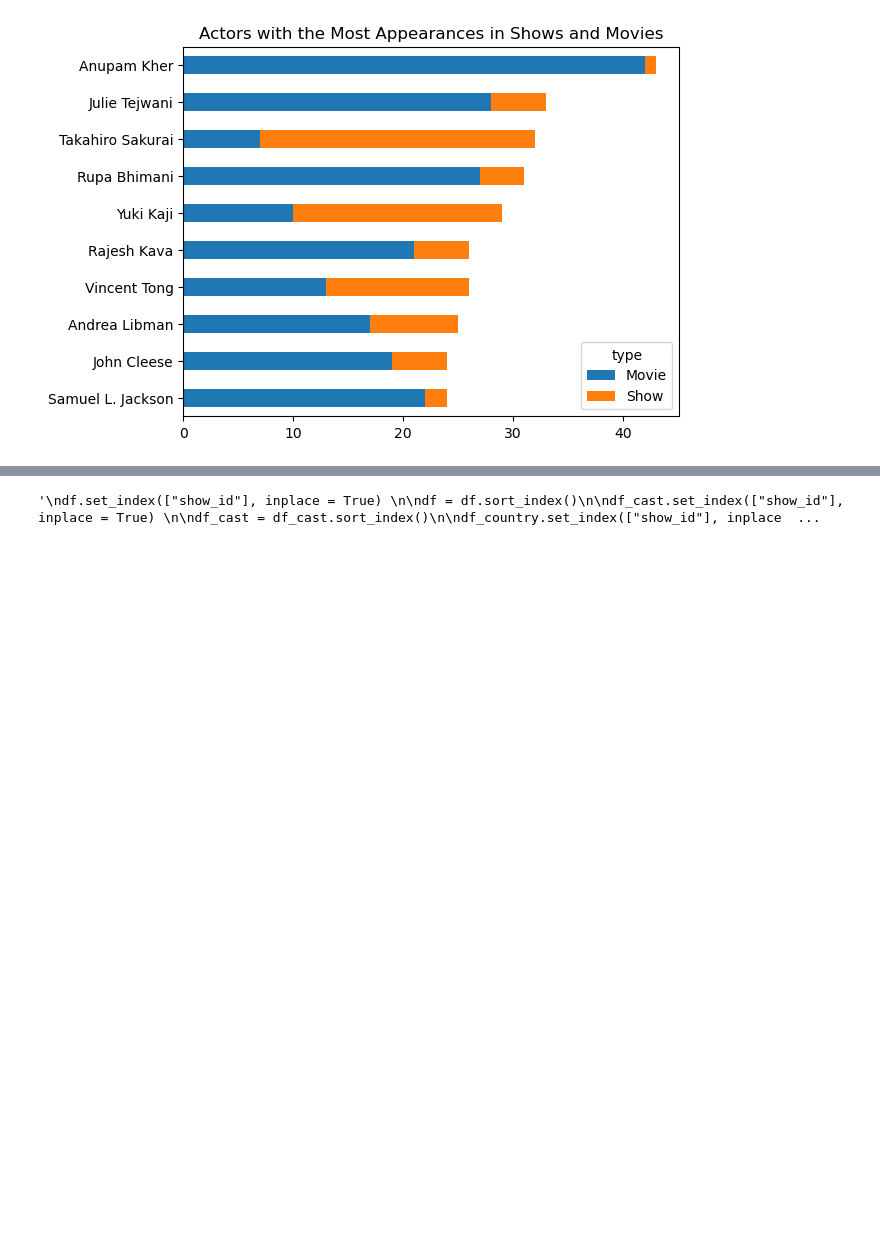
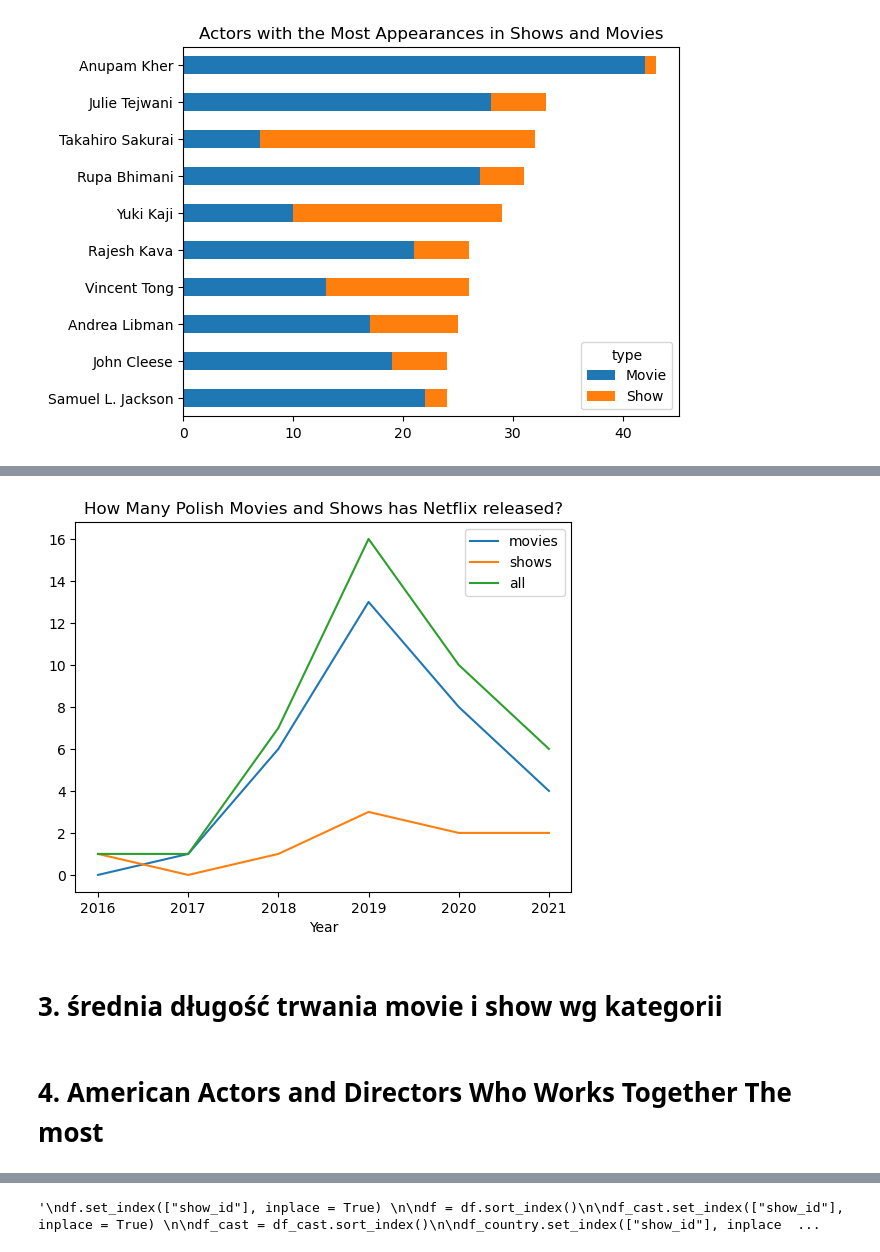
Before and after one commit to matbochenek42/Pandas-Analysis-of-Netflix-Shows, a Jupyter notebook: python_files/1_pandas_analysis.ipynb, the cells around one changed output, grey strips where cells are left out. Drawn from its saved outputs; the diff is of its cells as text; code cells hidden in the pictures; blank space fills up the shorter version.

```diff
--- a/python_files/1_example.ipynb
+++ b/python_files/1_pandas_analysis.ipynb
@@ -88,0 +77,27 @@ Name: type, Length: 36440, dtype: int64
+# %%
+# extracting columns
+
+a2 = df[["type", "show_id", "country", "date_added"]]
+
+# only rows that inlcudes 'Poland' in the country column
+a2 = a2[a2["country"].str.contains("Poland")]
+
+# extracting year from date_added column
+
+a2["date_added"] = pd.to_datetime(a2["date_added"])
+
+a2["date_added"] = a2.date_added.dt.year
+# %%
+# additional columns for analasis
+
+a2["movies"] = a2["type"].apply(lambda x: 1 if x == "Movie" else 0)
+
+a2["shows"] = a2["type"].apply(lambda x: 1 if x == "Show" else 0)
+
+a2["all"] = a2["type"].apply(lambda x:1)
+# %%
+# group by year
+
+pt_a2 = a2.groupby("date_added")[["movies", "shows", "all"]].sum()
+
+pt_a2
@@ -88,0 +119,14 @@ Name: type, Length: 36440, dtype: int64
+# %%
+# final chart
+
+pt_a2.plot(kind = "line", title = "How Many Polish Movies and Shows has Netflix released?", xlabel = "Year")
+
+plt.savefig(USER_PATH / "Pandas Analysis of Netflix Shows and Movies" / "images" / "chart2.png", dpi=300, bbox_inches='tight')
+
+plt.show()
+# %% [output]
+[figure, added]
+# %% [markdown]
+# 3. średnia długość trwania movie i show wg kategorii
+# %% [markdown]
+# 4. American Actors and Directors Who Works Together The most
```
Also changed, not shown: parts of 15 cells of this notebook, 4 other files.
